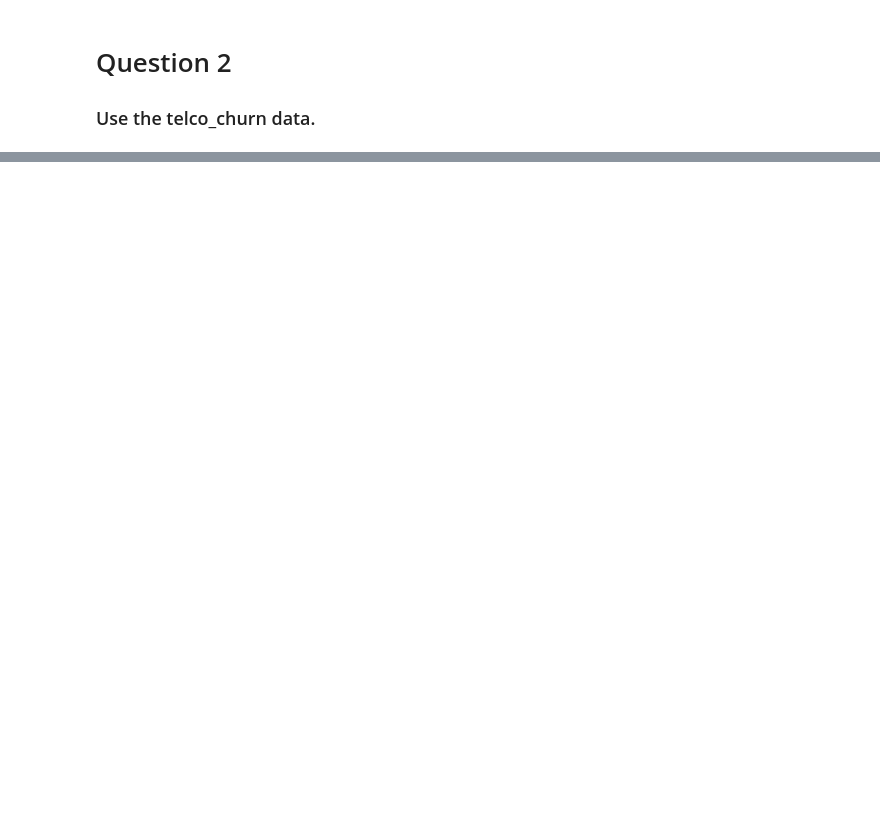
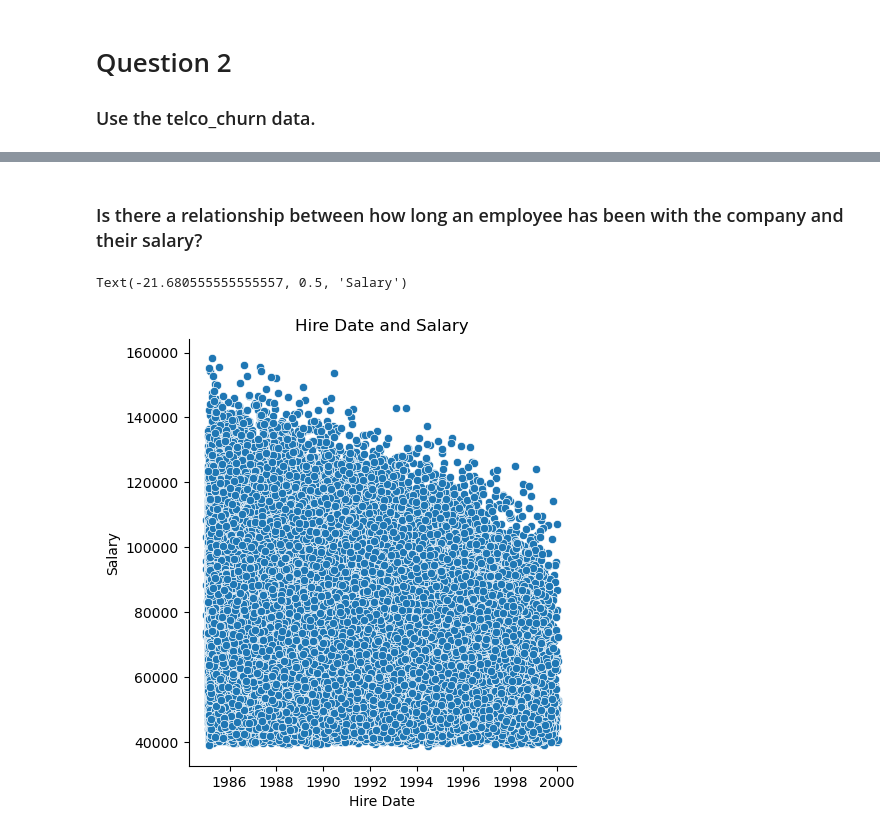
Before and after one commit to Ramiro-Lopez/stats-lessons, a Jupyter notebook: hypothesis_testing.ipynb, the cells around one changed output, grey strips where cells are left out. Cells and saved outputs as stored; diff of their text form; code cells hidden in the pictures; blank space fills up the shorter version.

```diff
--- a/hypothesis_testing.ipynb
+++ b/hypothesis_testing.ipynb
@@ -137,0 +301,10 @@ ValueError: 'telco' is not one of the example datasets.
+# %%
+employees = get_db_url(env.user, env.password, env.host, 'employees')
+
+query4 = '''SELECT hire_date, salary
+            FROM employees as e
+            JOIN salaries as s
+            ON e.emp_no = s.emp_no
+            AND s.to_date > now()'''
+df_e = pd.read_sql(query4, employees)
+df_e.sample(10)
@@ -137,0 +323,15 @@ ValueError: 'telco' is not one of the example datasets.
+# %% [markdown]
+### Is there a relationship between how long an employee has been with the company and their salary?
+# %%
+# let's create a model decade column to make a cleaner aggregate.
+# here I take the string version of the model_year and truncate the last digit
+# I then add in "0's" for legibility.
+df_e['decade'] = df_e.hire_date.apply(lambda x: str(x)[2] + '0\'s')
+# %%
+sns.relplot(x='hire_date', y='salary', data=df_e)
+plt.title('Hire Date and Salary')
+plt.xlabel('Hire Date')
+plt.ylabel('Salary')
+# %% [output]
+Text(-21.680555555555557, 0.5, 'Salary')
+[figure, added]
```
Also changed, not shown: parts of 51 cells of this notebook.
